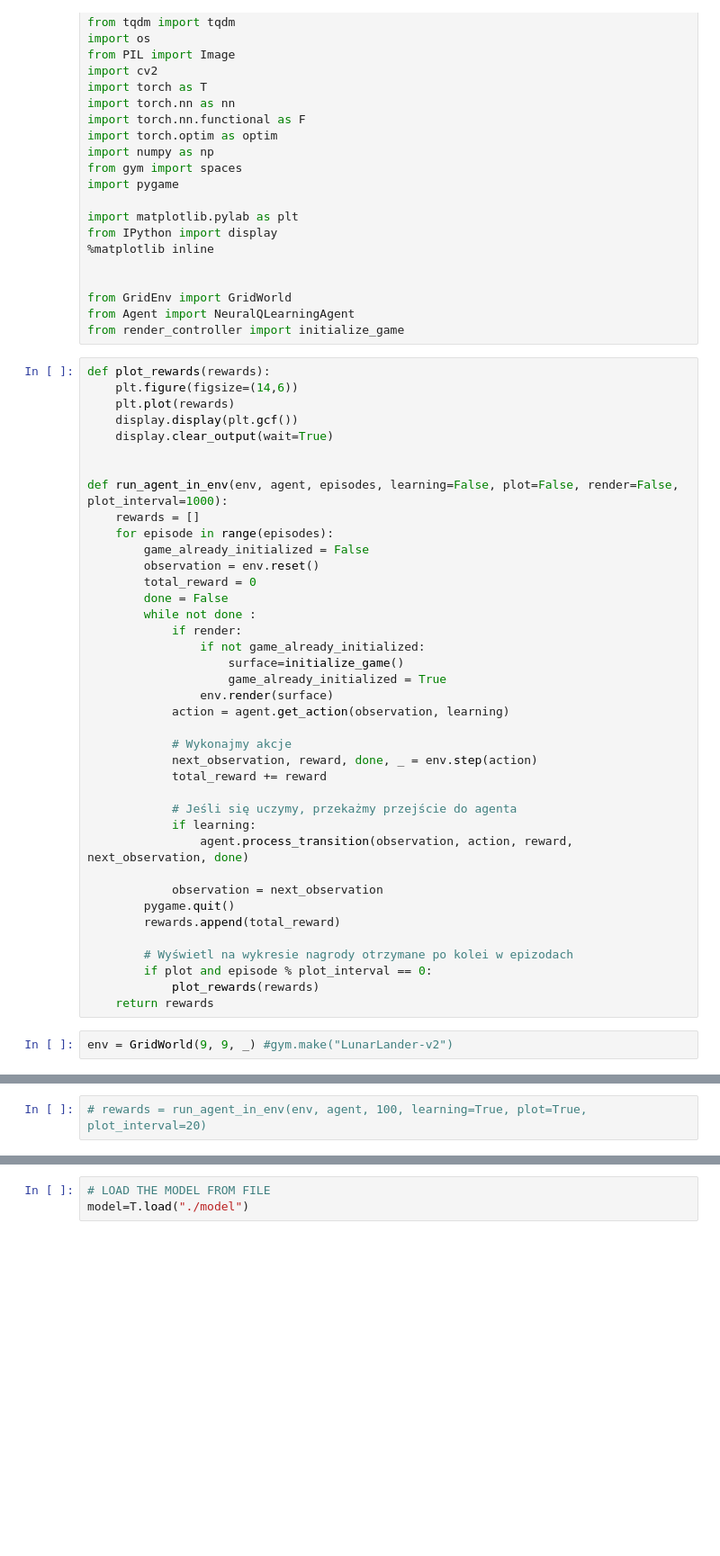
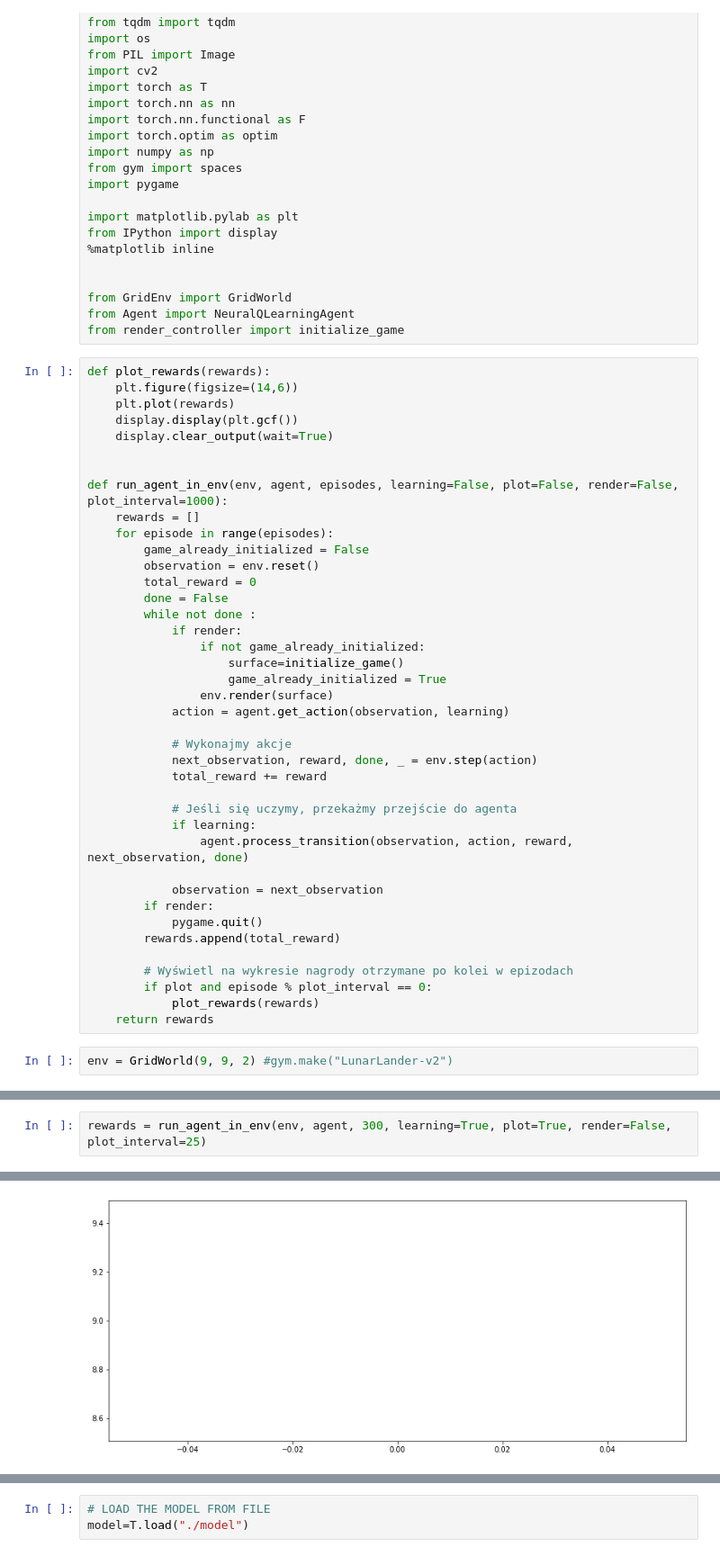
Before and after one commit to mikolaj-sienkiewicz/AIGames, a Jupyter notebook: qpan.ipynb, the cells around one changed output, grey strips where cells are left out. Shown: that part at 90% size. Cells and saved outputs as stored; diff of their text form; blank space fills up the shorter version.

```diff
--- a/qpan.ipynb
+++ b/qpan.ipynb
@@ -56,7 +56,8 @@ def run_agent_in_env(env, agent, episodes, learning=False, plot=False, render=Fa
                 agent.process_transition(observation, action, reward, next_observation, done)
 
             observation = next_observation
-        pygame.quit()
+        if render:
+            pygame.quit()
         rewards.append(total_reward)
 
         # Wyświetl na wykresie nagrody otrzymane po kolei w epizodach
@@ -64,7 +65,7 @@ def run_agent_in_env(env, agent, episodes, learning=False, plot=False, render=Fa
             plot_rewards(rewards)
     return rewards
 # %%
-env = GridWorld(9, 9, _) #gym.make("LunarLander-v2")
+env = GridWorld(9, 9, 2) #gym.make("LunarLander-v2")
 # %%
 agent = NeuralQLearningAgent(env,0.99,1,0.0001,[81],batch_size=64,n_actions=4,update_every=20,
                              useReplay_mem=True,useNetwork_freezing=True,useDouble_Qlearning=True)
@@ -74,2 +72,3 @@ Deprecated in NumPy 1.20; for more details and guidance: https://numpy.org/devdo
 # %%
-# rewards = run_agent_in_env(env, agent, 100, learning=True, plot=True, plot_interval=20)
+rewards = run_agent_in_env(env, agent, 300, learning=True, plot=True, render=False, plot_interval=25)
+# %% [output]
@@ -75,0 +76 @@ Deprecated in NumPy 1.20; for more details and guidance: https://numpy.org/devdo
+[figure, added]
```
Also changed, not shown: parts of 9 cells of this notebook, 3 other files.
